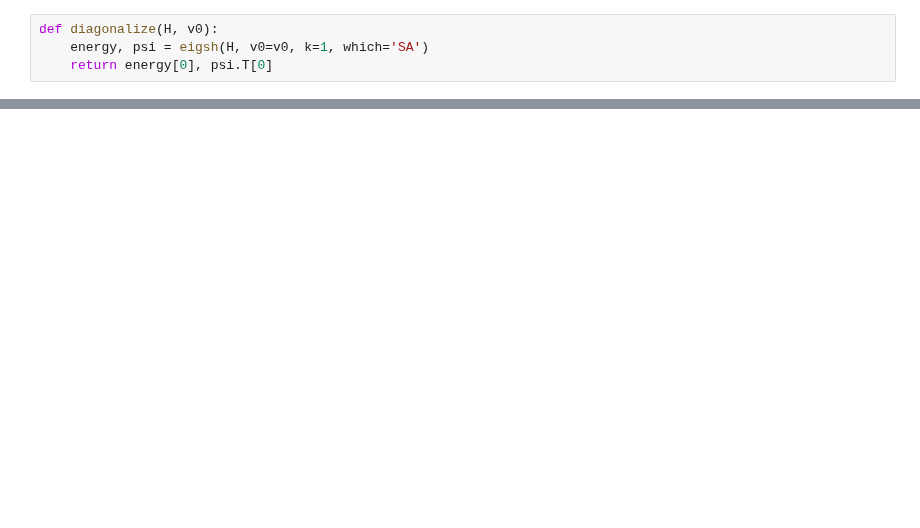
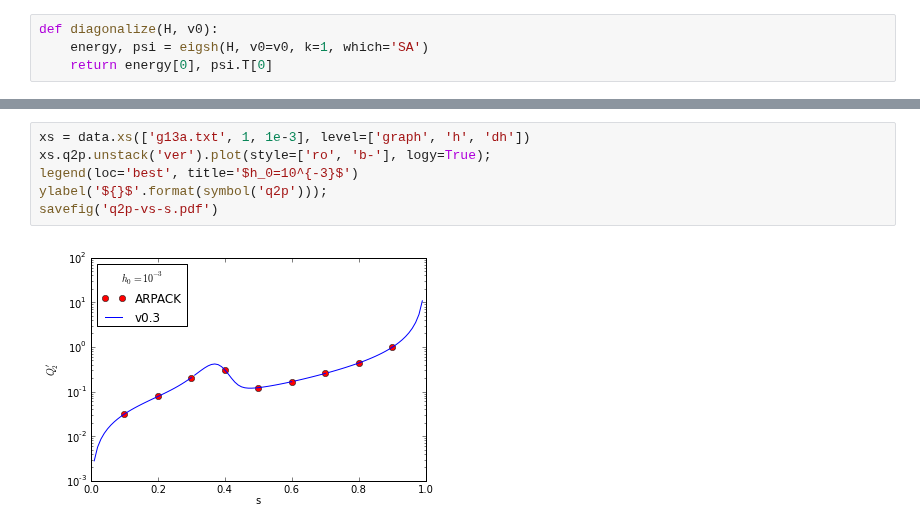
Before and after one commit to mcwitt/quantum-graph-isomorphism, a Jupyter notebook: analysis/susc.ipynb, the cells around one changed output, grey strips where cells are left out. Drawn from its saved outputs; the diff is of its cells as text; blank space fills up the shorter version.

```diff
--- a/analysis/susc.ipynb
+++ b/analysis/susc.ipynb
@@ -78,0 +139,8 @@ for ga, gb in combinations(graph_files, 2):
+# %%
+xs = data.xs(['g13a.txt', 1, 1e-3], level=['graph', 'h', 'dh'])
+xs.q2p.unstack('ver').plot(style=['ro', 'b-'], logy=True);
+legend(loc='best', title='$h_0=10^{-3}$')
+ylabel('${}$'.format(symbol('q2p')));
+savefig('q2p-vs-s.pdf')
+# %% [output]
+[figure, added]
```
Also changed, not shown: parts of 15 cells of this notebook, 4 other files.
